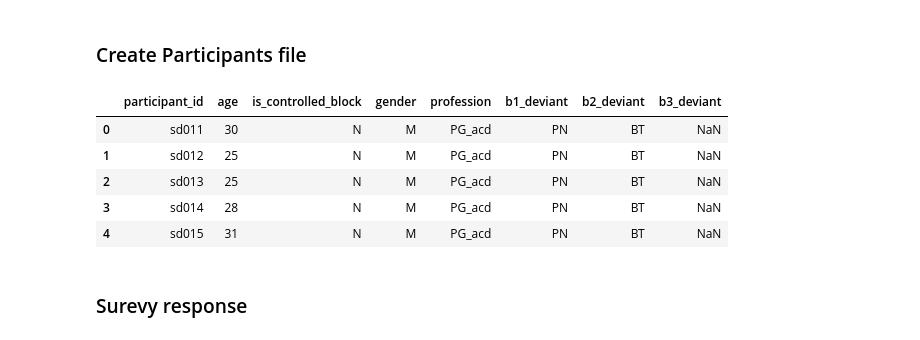
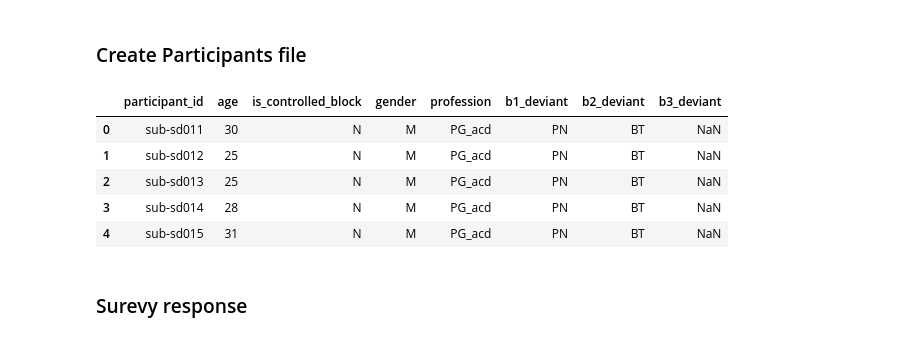
Before and after one commit to csndl-iitd/ecf-exp2-notif-mmn, a Jupyter notebook: analysis/notebook/bids_save.ipynb, the cells around one changed output. Saved outputs shown, nothing was run; the diff lists cells and outputs as text; code cells hidden in the pictures.

```diff
--- a/analysis/notebook/bids_save.ipynb
+++ b/analysis/notebook/bids_save.ipynb
@@ -325,19 +325,20 @@ with open(r'D:\Work_data\Notification_evoked_response\Data_at_IITD/bids_data/par
 # %%
 import pandas as pd
 import os
 
 # Load the Excel file
 df = pd.read_excel('E:\ecf-exp2-notif-mmn\data\Processed\Participant_details.xlsx')
 # Save as participants.tsv (tab-separated)
+df['participant_id'] = ['sub-' + val.lower() for val in df['participant_id'] ]
 df.to_csv(r'D:\Work_data\Notification_evoked_response\Data_at_IITD/bids_data/participants.tsv', sep='\t', index=False)
 df.head()
 # %% [output]
 |  | participant_id | age | is_controlled_block | gender | profession | b1_deviant | b2_deviant | b3_deviant |
-| 0 | sd011 | 30 | N | M | PG_acd | PN | BT | NaN |
-| 1 | sd012 | 25 | N | M | PG_acd | PN | BT | NaN |
-| 2 | sd013 | 25 | N | M | PG_acd | PN | BT | NaN |
-| 3 | sd014 | 28 | N | M | PG_acd | PN | BT | NaN |
-| 4 | sd015 | 31 | N | M | PG_acd | PN | BT | NaN |
+| 0 | sub-sd011 | 30 | N | M | PG_acd | PN | BT | NaN |
+| 1 | sub-sd012 | 25 | N | M | PG_acd | PN | BT | NaN |
+| 2 | sub-sd013 | 25 | N | M | PG_acd | PN | BT | NaN |
+| 3 | sub-sd014 | 28 | N | M | PG_acd | PN | BT | NaN |
+| 4 | sub-sd015 | 31 | N | M | PG_acd | PN | BT | NaN |
 # %% [markdown]
 ### Surevy response
 # %%
```
Also changed, not shown: 9 other files.
